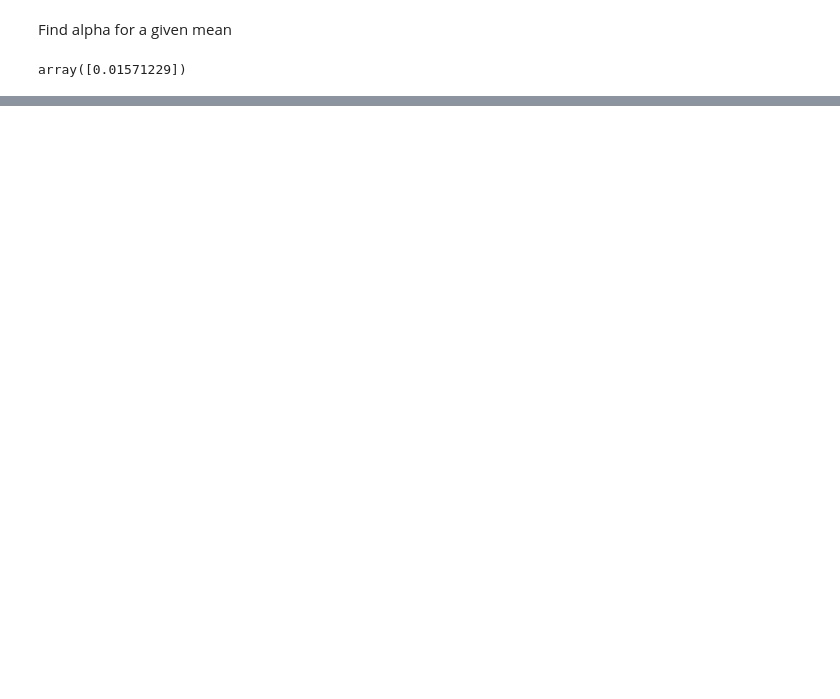
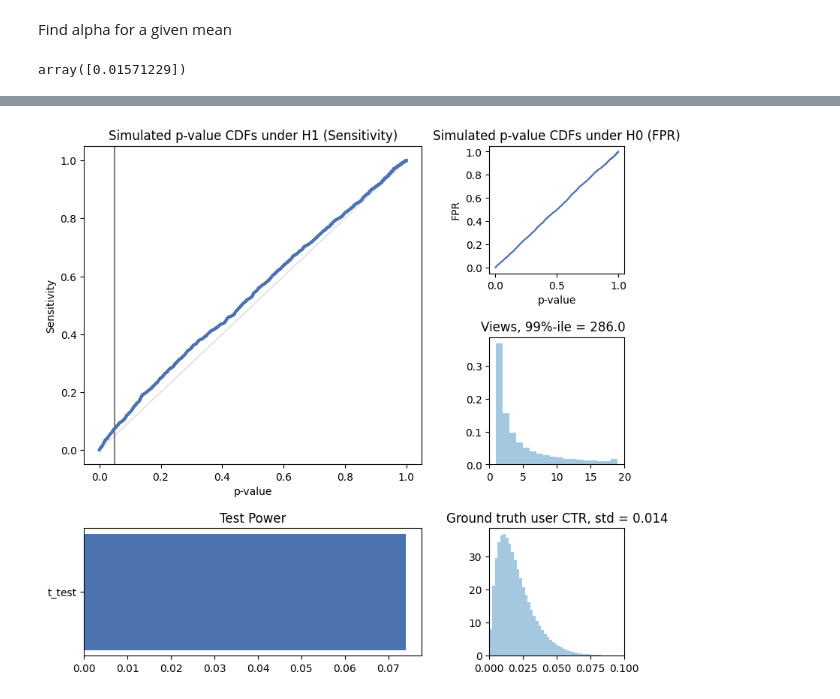
Before and after one commit to mannefedov/machine_learning_study, a Jupyter notebook: prob_stat/ab-testing.ipynb, the cells around one changed output, grey strips where cells are left out. Saved outputs shown, nothing was run; the diff lists cells and outputs as text; code cells hidden in the pictures; blank space fills up the shorter version.

```diff
--- a/prob_stat/ab-testing.ipynb
+++ b/prob_stat/ab-testing.ipynb
@@ -26,7 +27,7 @@ success_rate_0 = scipy.stats.beta(alpha_0, beta).rvs(NN * N)#.reshape(NN, N)
 # %%
 alpha_1 = success_rate * (1 + uplift) * beta / (1 - success_rate * (1 + uplift))
 
-success_rate_1 = scipy.stats.beta(alpha_1, beta).rvs(NN * N)#.reshape(NN, N)
+success_rate_1 = scipy.stats.beta(alpha_1, beta).rvs(NN * N).reshape(NN, N)
 # %%
 # rvs just generate random values?
 scipy.stats.beta(alpha_1, beta).rvs(1)
@@ -37,0 +118,2 @@ clicks_1 = scipy.stats.binom(n=views_1, p=success_rate_1).rvs()
+# %%
+colors = sns.color_palette("deep")
@@ -37,0 +124,78 @@ clicks_1 = scipy.stats.binom(n=views_1, p=success_rate_1).rvs()
+# %%
+ab_pvals = t_test(clicks_0_ab, clicks_1_ab)
+aa_pvals = t_test(clicks_0_aa, clicks_1_aa)
+# %%
+def plot_cdf(data, label, ax, color, linewidth):
+    sorted_data = np.sort(data)
+    position = scipy.stats.rankdata(sorted_data, method='ordinal')
+    cdf = position / data.shape[0]
+
+    sorted_data = np.hstack((sorted_data, 1))
+    cdf = np.hstack((cdf, 1))
+
+    return ax.plot(sorted_data, cdf, color=color, linestyle='solid', label=label, linewidth=linewidth)
+# %%
+cdf_h1_title = 'Simulated p-value CDFs under H1 (Sensitivity)'
+cdf_h0_title = 'Simulated p-value CDFs under H0 (FPR)'
+fig = plt.figure(constrained_layout=False, figsize=(4 * 3, 3 * 3), dpi=100)
+gs = fig.add_gridspec(3, 3)
+ax_h1 = fig.add_subplot(gs[:2, :2])
+ax_h0 = fig.add_subplot(gs[0, 2])
+
+
+ax_views = fig.add_subplot(gs[1, 2])
+ax_clicks = fig.add_subplot(gs[2, 2])
+ax_powers = fig.add_subplot(gs[2, :2])
+
+fig.subplots_adjust(left=0.3, wspace=0.5, hspace=0.5)
+
+ax_h1.plot(np.linspace(0, 1, 10000), np.linspace(0, 1, 10000), 'k', alpha=0.1)
+ax_h0.plot(np.linspace(0, 1, 10000), np.linspace(0, 1, 10000), 'k', alpha=0.1)
+
+ax_h1.set_xlabel('p-value')
+ax_h0.set_xlabel('p-value')
+ax_h1.set_title(cdf_h1_title)
+ax_h0.set_title(cdf_h0_title)
+
+ax_h1.set_ylabel('Sensitivity')
+ax_h0.set_ylabel('FPR')
+
+ax_h1.axvline(0.05, color='k', alpha=0.5)
+
+plot_cdf(ab_pvals, 't_test_aa', ax_h1, colors[0], linewidth=3)
+plot_cdf(aa_pvals, 't_test_ab', ax_h0, colors[0], linewidth=1.5)
+
+
+ax_powers.set_title('Test Power')
+tests_powers = []
+tests_labels = []
+tests_colours = []
+# for title, (ab_pvals, _, color) in dict2plot.items():
+tests_labels.append('t_test')
+tests_colours.append(colors[0])
+tests_powers.append(np.mean(ab_pvals < 0.05))
+ax_powers.barh(np.array(tests_labels), np.array(tests_powers), color=np.array(tests_colours))
+
+
+
+
+sns.distplot(views_0.ravel(),
+             bins=range(0, 20),
+             ax=ax_views,
+             kde=False,
+             norm_hist=True)
+ax_views.set_xlim((0, 20))
+views_99_percentile = np.percentile(views_0.ravel(), 99)
+ax_views.set_title(f'Views, 99%-ile = {views_99_percentile:<7.1f}')
+
+
+
+sns.distplot(gt_success_rates.ravel(),
+             bins=np.linspace(0, 0.2, 100),
+             ax=ax_clicks,
+             kde=False,
+             norm_hist=True)
+ax_clicks.set_xlim((0, 0.1))
+success_rate_std = gt_success_rates[:10].flatten().std()
+ax_clicks.set_title(f'Ground truth user CTR, std = {success_rate_std:2.3f}')
+# %% [output]
@@ -37,0 +203 @@ clicks_1 = scipy.stats.binom(n=views_1, p=success_rate_1).rvs()
+[figure, added]
```
Also changed, not shown: parts of 12 cells of this notebook, 1 other file.
